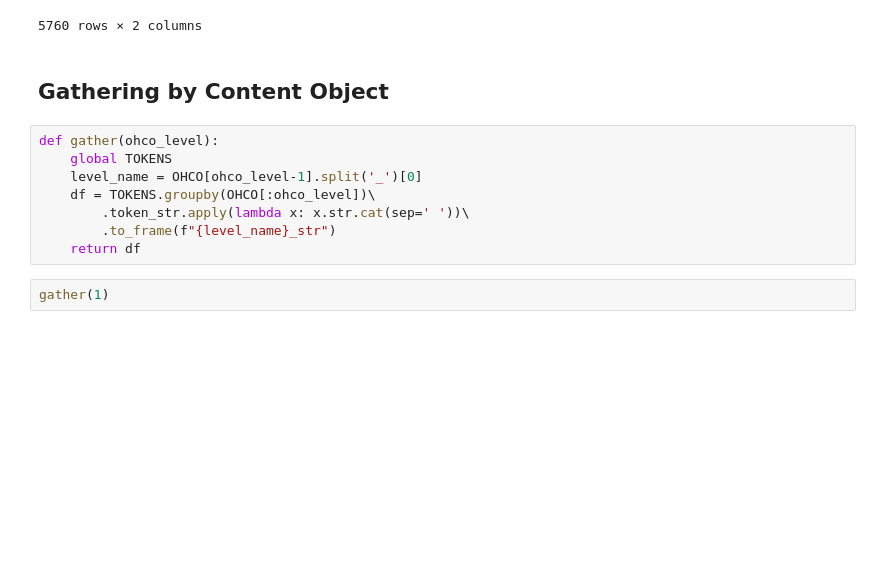
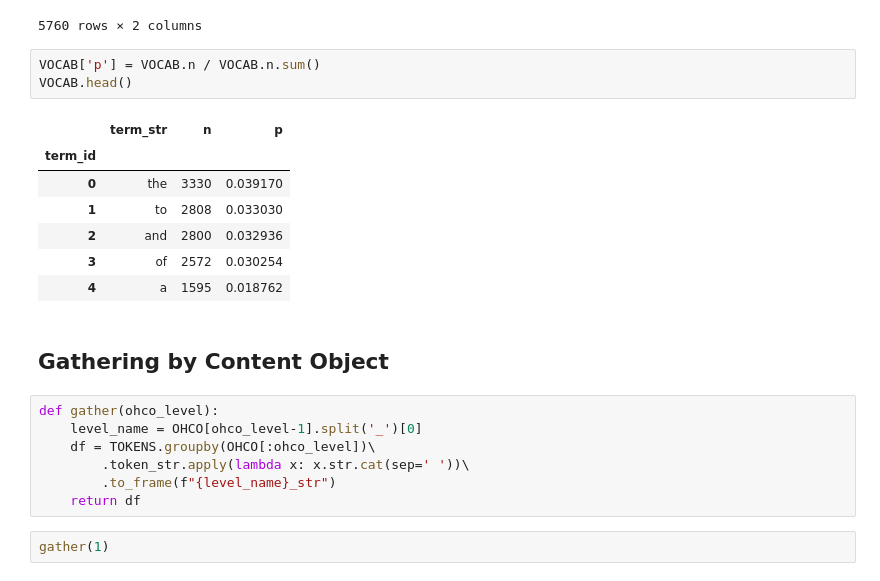
Before and after one commit to ontoligent/DS5001-PUB, a Jupyter notebook: m02-01-importing-persuasion.ipynb, the cells around one changed output. Saved outputs shown, nothing was run; the diff lists cells and outputs as text; blank space fills up the shorter version.

```diff
--- a/m02-01-importing-persuasion.ipynb
+++ b/m02-01-importing-persuasion.ipynb
@@ -429,11 +439,21 @@ VOCAB
 | 5758 | requited | 1 |
 | 5759 | petty | 1 |
 5760 rows × 2 columns
+# %%
+VOCAB['p'] = VOCAB.n / VOCAB.n.sum()
+VOCAB.head()
+# %% [output]
+|  | term_str | n | p |
+| term_id |  |  |  |
+| 0 | the | 3330 | 0.039170 |
+| 1 | to | 2808 | 0.033030 |
+| 2 | and | 2800 | 0.032936 |
+| 3 | of | 2572 | 0.030254 |
+| 4 | a | 1595 | 0.018762 |
 # %% [markdown]
 ## Gathering by Content Object
 # %%
 def gather(ohco_level):
-    global TOKENS
     level_name = OHCO[ohco_level-1].split('_')[0]
     df = TOKENS.groupby(OHCO[:ohco_level])\
         .token_str.apply(lambda x: x.str.cat(sep=' '))\
```
Also changed, not shown: parts of 9 cells of this notebook.
